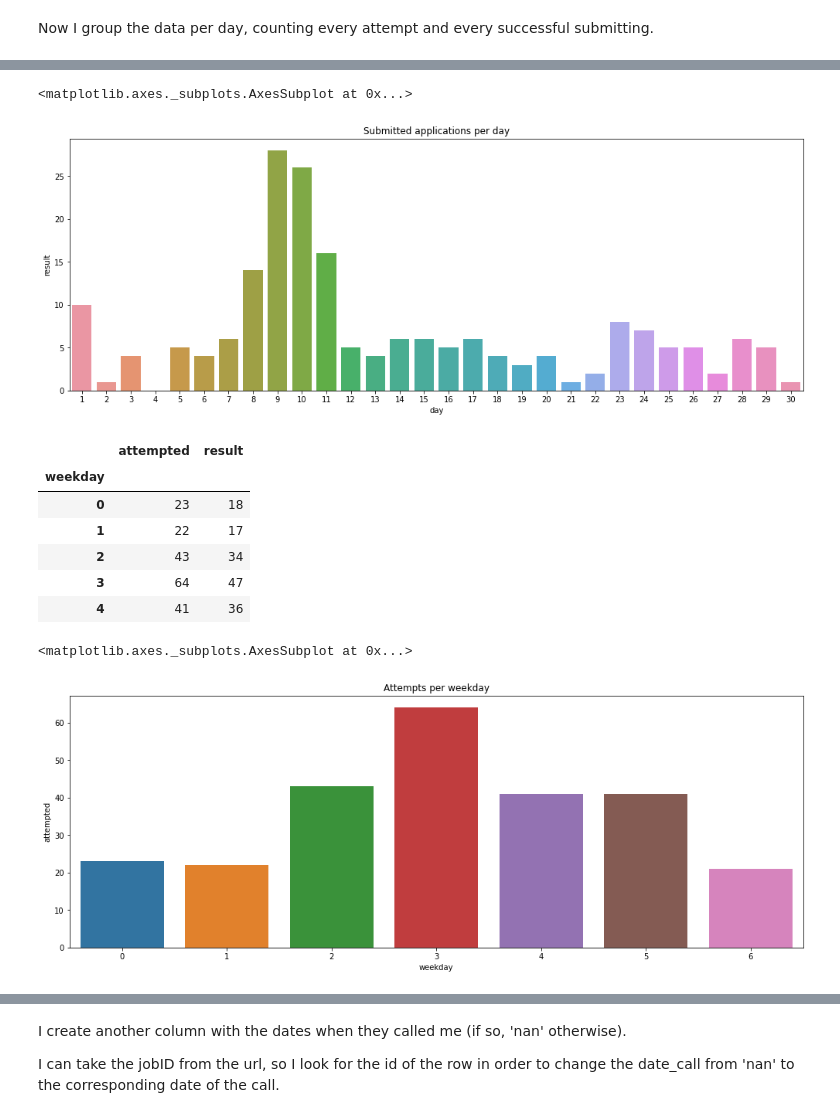
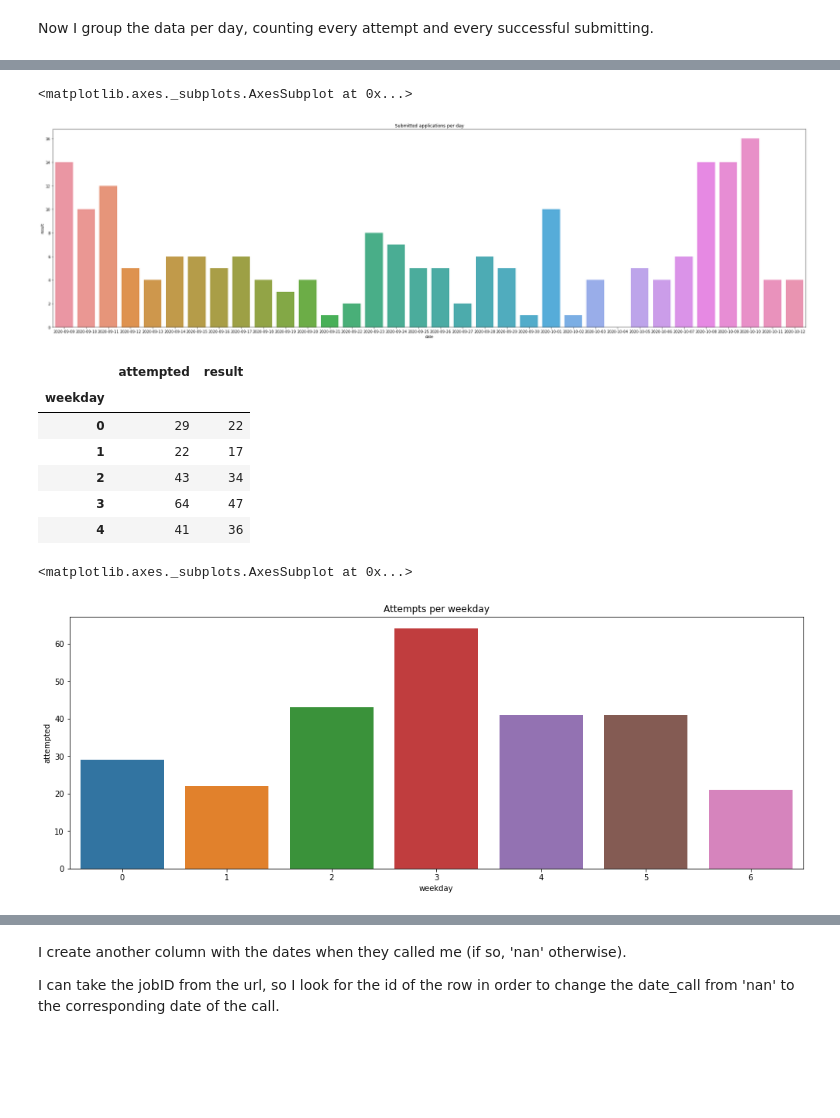
Before and after one commit to manuelalfredocolladocenteno/Jobs-analytics, a Jupyter notebook: notebook/jobs-analytics.ipynb, the cells around one changed output, grey strips where cells are left out. Saved outputs shown, nothing was run; the diff lists cells and outputs as text; code cells hidden in the pictures; blank space fills up the shorter version.

```diff
--- a/notebook/jobs-analytics.ipynb
+++ b/notebook/jobs-analytics.ipynb
@@ -83,6 +83,7 @@ We can create some other columns related to date. They may be useful in the futu
 non_duplicated['day'] = non_duplicated.apply(lambda x: x['date'].day, axis = 1)
 non_duplicated['weekday'] = non_duplicated.apply(lambda x: x['date'].weekday(), axis = 1)
 non_duplicated['month'] = non_duplicated.apply(lambda x: x['date'].month, axis = 1)
+non_duplicated['week'] = non_duplicated.apply(lambda x: x['date'].isocalendar()[1], axis = 1)
 # %% [markdown]
 I decided to transform 'attempted' and 'result' fields to be able to plot some graphs.
 # %%
@@ -114,7 +115,7 @@ non_duplicated.head()
 # %% [markdown]
 Now I group the data per day, counting every attempt and every successful submitting.
 # %%
-group = non_duplicated[['day','attempted', 'result']].groupby(['day']).sum()
+group = non_duplicated[['date','attempted', 'result']].groupby(['date']).sum()
 
 group.head()
 # %% [output]
@@ -136,11 +137,11 @@ sns.barplot(x=group.index, y=group['attempted'])
 # %%
-plt.figure(figsize=(17,6))
+plt.figure(figsize=(37,10))
 plt.title("Submitted applications per day")
 
 sns.barplot(x=group.index, y=group['result'])
 # %% [output]
 <matplotlib.axes._subplots.AxesSubplot at 0x...>
-[figure, old version]
+[figure, new version]
 # %%
 group2 = non_duplicated[['weekday','attempted', 'result']].groupby(['weekday']).sum()
 
@@ -148,7 +149,7 @@ group2.head()
 # %% [output]
 |  | attempted | result |
 | weekday |  |  |
-| 0 | 23 | 18 |
+| 0 | 29 | 22 |
 | 1 | 22 | 17 |
 | 2 | 43 | 34 |
 | 3 | 64 | 47 |
@@ -160,7 +161,7 @@ plt.title("Attempts per weekday")
 sns.barplot(x=group2.index, y=group2['attempted'])
 # %% [output]
 <matplotlib.axes._subplots.AxesSubplot at 0x...>
-[figure, old version]
+[figure, new version]
 # %%
 plt.figure(figsize=(17,6))
 plt.title("Submitted applications per weekday")
```
Also changed, not shown: parts of 17 cells of this notebook, 1 other file.
